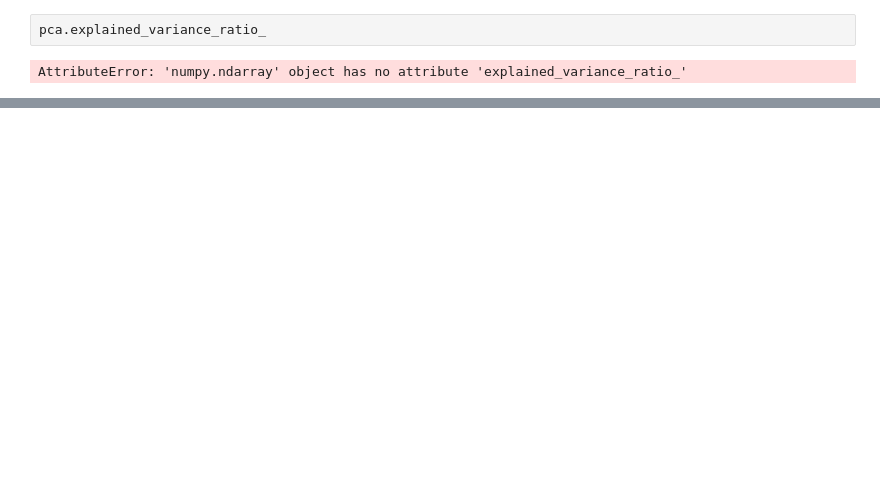
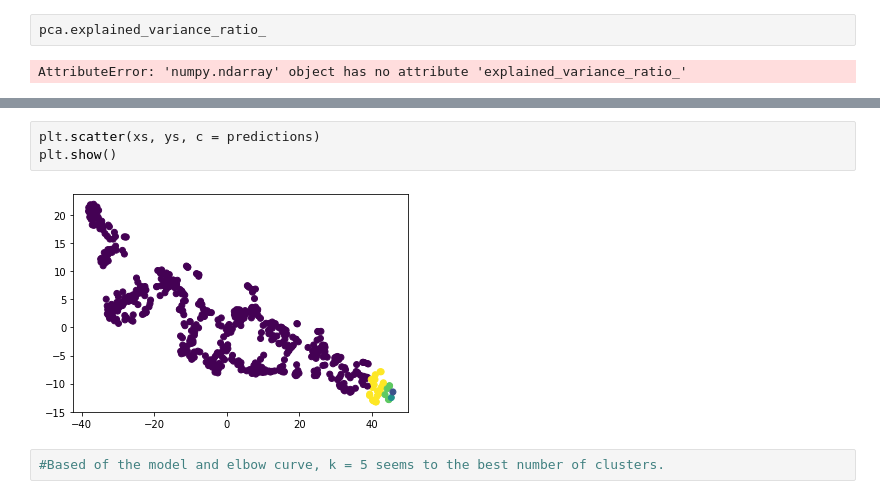
Before and after one commit to habrasek/unsupervised-ml, a Jupyter notebook: analysis.ipynb, the cells around one changed output, grey strips where cells are left out. Cells and saved outputs as stored; diff of their text form; blank space fills up the shorter version.

```diff
--- a/analysis.ipynb
+++ b/analysis.ipynb
@@ -172,0 +229,7 @@ plt.show()
+# %%
+plt.scatter(xs, ys, c = predictions)
+plt.show()
+# %% [output]
+[figure, added]
+# %%
+#Based of the model and elbow curve, k = 5 seems to the best number of clusters.
```
Also changed, not shown: parts of 10 cells of this notebook.
